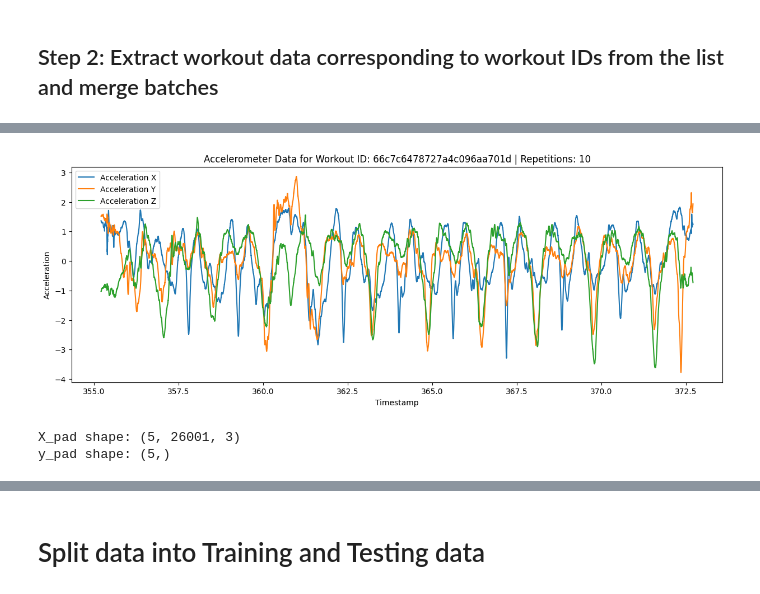
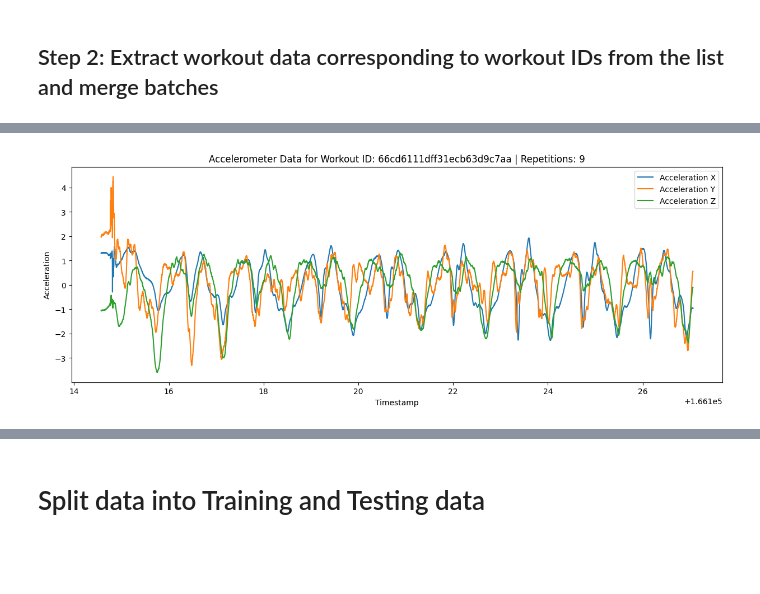
Before and after one commit to Slimslim/ML.WorkoutApp, a Jupyter notebook: notebooks/data_extraction_V1.ipynb, the cells around one changed output, grey strips where cells are left out. Cells and saved outputs as stored; diff of their text form; code cells hidden in the pictures; blank space fills up the shorter version.

```diff
--- a/notebooks/data_extraction_V1.ipynb
+++ b/notebooks/data_extraction_V1.ipynb
@@ -57,7 +79,7 @@ The list contains 5 workout IDs.
 # %%
 """Just a function to look for the data batches and print the amount found for a specific workout ID"""
 # Query to find CoreMotionData documents with the matching workoutId
-core_motion_query = {"workoutId": ObjectId(workout_id_list[1]["workoutId"])}
+core_motion_query = {"workoutId": ObjectId(workout_id_list[0]["workoutId"])}
 data = list(coreMotionData_collection.find(core_motion_query).sort("batchNumber", 1))
 
 # Print the number of batches in for the workout
@@ -107,6 +129,17 @@ for workout in workout_id_list:
         'accelerationZ': all_accel_z,
     })
 
+    """ ADDING DERIVATIVES """
+    # Calculate derivatives for X, Y, Z axes
+    merged_df['accelX_derivative'] = np.gradient(merged_df['accelerationX'], merged_df['timestamp'])
+    merged_df['accelY_derivative'] = np.gradient(merged_df['accelerationY'], merged_df['timestamp'])
+    merged_df['accelZ_derivative'] = np.gradient(merged_df['accelerationZ'], merged_df['timestamp'])
+
+    """ ADDING TIME ELAPSED """
+    # Calculate time elapsed
+    initial_time = merged_df['timestamp'].iloc[0]
+    merged_df['time_elapsed'] = merged_df['timestamp'] - initial_time
+
     # Add the repetition information to the DataFrame
     merged_df['repetitions'] = reps
     merged_df['workout_id'] = workout_id
@@ -119,7 +152,8 @@ total_lines = 0
 for i, df in enumerate(all_workouts_data):
     num_lines = len(df)
     total_lines += num_lines
-    print(f"Workout {i+1}: {num_lines} lines")
+    repetitions = df['repetitions'].iloc[0]  # Extract repetitions from the first row
+    print(f"Workout {i+1}: {num_lines} lines, Reps: {repetitions}")
 
 print(f"Total number of workouts: {len(all_workouts_data)}")
 print(f"Total number of data lines gathered: {total_lines}")
@@ -239,53 +343,23 @@ Epoch 10/10
 # %%
 # Select a sample from the normalized data for visualization
-sample_index = 2  # You can change this index to visualize different samples
-sample_data = all_workouts_data_norm[sample_index]
+sample_index = 11  # You can change this index to visualize different samples
+sample_data = all_workouts_data_norm[sample_index-1]
 
 # Get the workout ID and repetitions
 workout_id = sample_data['workout_id'].iloc[0]
 repetitions = sample_data['repetitions'].iloc[0]
 
 # Plotting accelerometer data over time
 plt.figure(figsize=(15, 5))
 
 plt.plot(sample_data['timestamp'], sample_data['accelerationX'], label='Acceleration X')
 plt.plot(sample_data['timestamp'], sample_data['accelerationY'], label='Acceleration Y')
 plt.plot(sample_data['timestamp'], sample_data['accelerationZ'], label='Acceleration Z')
 
 plt.xlabel('Timestamp')
 plt.ylabel('Acceleration')
 plt.title(f'Accelerometer Data for Workout ID: {workout_id} | Repetitions: {repetitions}')
 plt.legend()
 plt.show()
 # %% [output]
-[figure, old version]
+[figure, new version]
-# %%
-"""Padding sequence and create a 3D array"""
-# List to hold sequences (each workout's data)
-sequences = []
-labels = []
-
-# Iterate over each normalized DataFrame
-for df in all_workouts_data_norm:
-    # Extract the features (acceleration data)
-    sequence = df[['accelerationX', 'accelerationY', 'accelerationZ']].values
-
-    # Add the sequence to the list
-    sequences.append(sequence)
-
-    # The label (repetitions) is the same for the entire workout
-    label = df['repetitions'].iloc[0]
-    labels.append(label)
-
-# Pad sequences to ensure they all have the same length
-from tensorflow.keras.preprocessing.sequence import pad_sequences
-X_pad = pad_sequences(sequences, padding='post', dtype='float32')  # 'post' pads at the end of the sequence
-
-# Convert labels to a numpy array
-y_pad = np.array(labels)  # Shape: (num_workouts,)
-
-print("X_pad shape:", X_pad.shape)
-print("y_pad shape:", y_pad.shape)
-# %% [output]
-X_pad shape: (5, 26001, 3)
-y_pad shape: (5,)
```
Also changed, not shown: parts of 20 cells of this notebook, 5 other files.
